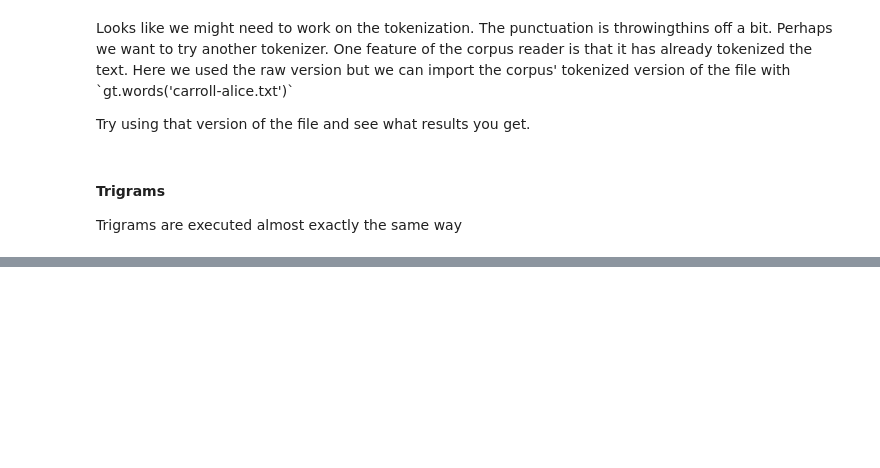
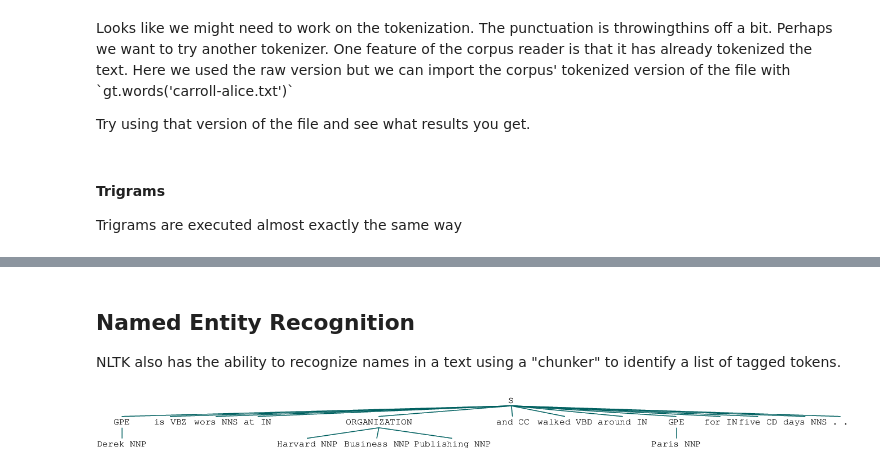
Before and after one commit to derekjjackson/DH_PythonLibraries_JupyterNotebooks, a Jupyter notebook: NLTK_Overview.ipynb, the cells around one changed output, grey strips where cells are left out. Cells and saved outputs as stored; diff of their text form; code cells hidden in the pictures; blank space fills up the shorter version.

Commit message:
add name entity recognition and POS tagging

```diff
--- a/NLTK_Overview.ipynb
+++ b/NLTK_Overview.ipynb
@@ -240,0 +255,3 @@ trigrams.score_ngram(TrigramAssocMeasures.likelihood_ratio, 'Gryphon','Mock','Tu
+# %%
+text = 'Derek is wors at Harvard Business Publishing and walked around Paris for five days.'
+print(text)
@@ -240,0 +262,3 @@ trigrams.score_ngram(TrigramAssocMeasures.likelihood_ratio, 'Gryphon','Mock','Tu
+# %%
+token_text = word_tokenize(text)
+token_text
@@ -240,0 +281,6 @@ trigrams.score_ngram(TrigramAssocMeasures.likelihood_ratio, 'Gryphon','Mock','Tu
+# %%
+from nltk import pos_tag
+pos = pos_tag
+pos_text = pos(token_text)
+print(pos_text)
+# Note that the word, POS tag pairs are in parentheses "()", denoting these are tuples.
@@ -240,0 +301,13 @@ trigrams.score_ngram(TrigramAssocMeasures.likelihood_ratio, 'Gryphon','Mock','Tu
+# %% [markdown]
+## Named Entity Recognition
+
+NLTK also has the ability to recognize names in a text using a "chunker" to identify a list of tagged tokens.
+# %%
+# note when running the name entity recognition you may need to down load "ghostscript"
+# Mac users can use 'brew install ghostscript'. For others a Google search should do the trick.
+# this script is used to draw a tree of the named entities
+from nltk import ne_chunk
+names = ne_chunk(pos_text)
+names
+# %% [output]
+[figure, added]
```
Also changed, not shown: parts of 10 cells of this notebook.
